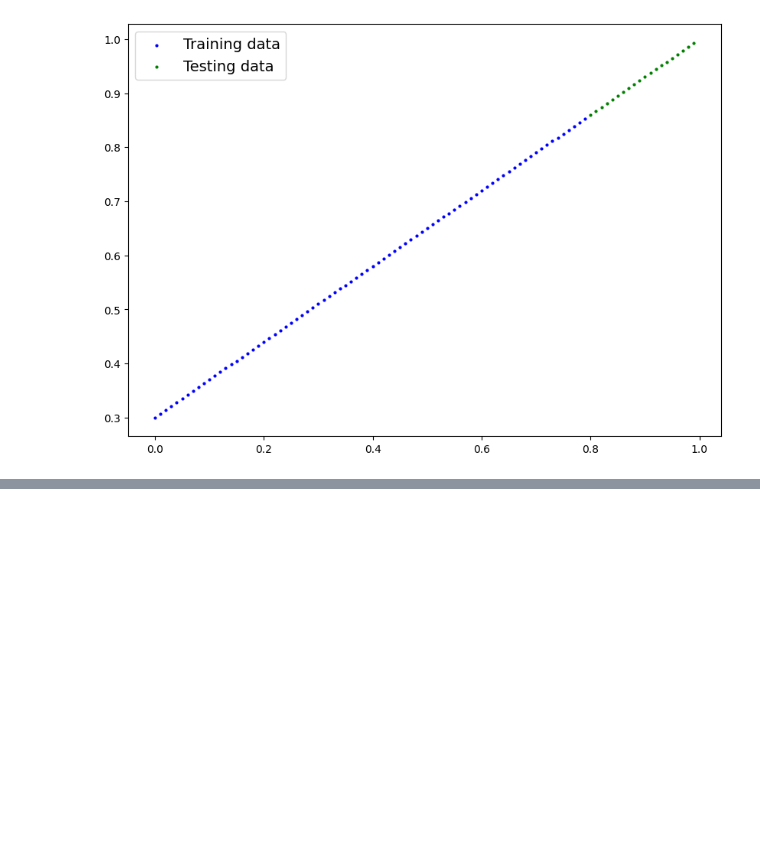
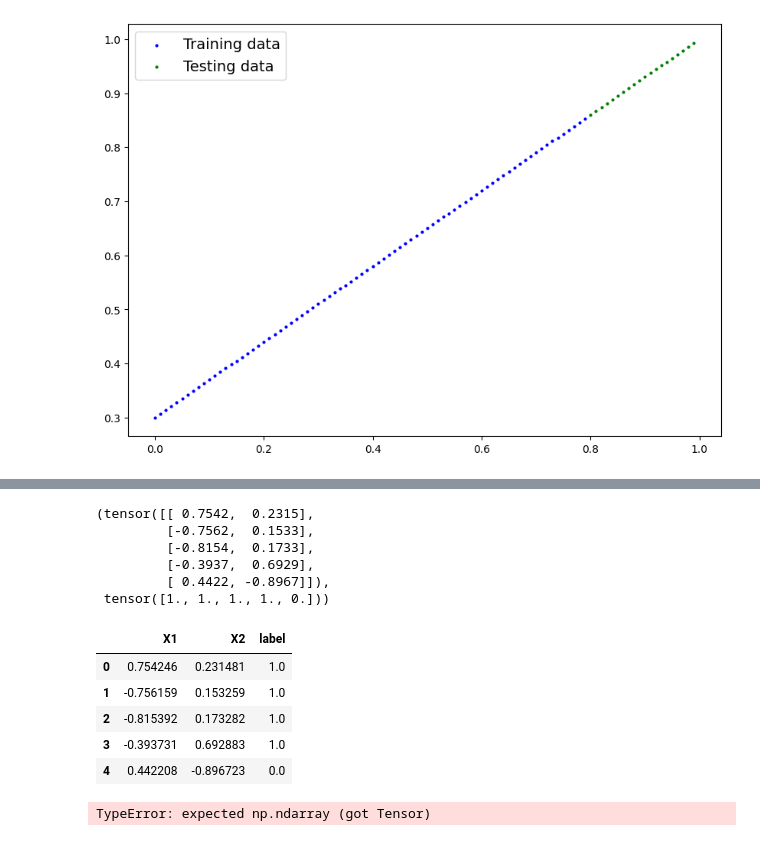
Before and after one commit to Omkar985087/PyTorch, a Jupyter notebook: 05_pytorch.ipynb, the cells around one changed output, grey strips where cells are left out. Cells and saved outputs as stored; diff of their text form; code cells hidden in the pictures; blank space fills up the shorter version.

Commit message:
PyTorch

```diff
--- a/05_pytorch.ipynb
+++ b/05_pytorch.ipynb
@@ -571,0 +572,10 @@ plot_predictions(train_data=X_train_regression.cpu(),
+# %%
+#6.the missing piece:non-linearity
+#6.1 recreating non-linear data(red and blue circle)
+
+from sklearn.datasets import make_circles
+
+n_samples=1000
+
+X,y=make_circles(n_samples,noise=0.03,random_state=42)
+plt.scatter(X[:,0],X[:,1],c=y,cmap=plt.cm.RdYlBu)
@@ -571,0 +585,37 @@ plot_predictions(train_data=X_train_regression.cpu(),
+# %%
+X[:5],y[:5]
+# %% [output]
+(tensor([[ 0.7542,  0.2315],
+         [-0.7562,  0.1533],
+         [-0.8154,  0.1733],
+         [-0.3937,  0.6929],
+         [ 0.4422, -0.8967]]),
+ tensor([1., 1., 1., 1., 0.]))
+# %%
+#make a dataframe of circle data
+circles=pd.DataFrame({"X1":X[:,0],
+                      "X2":X[:,1],
+                      "label":y})
+
+circles.head()
+# %% [output]
+|  | X1 | X2 | label |
+| 0 | 0.754246 | 0.231481 | 1.0 |
+| 1 | -0.756159 | 0.153259 | 1.0 |
+| 2 | -0.815392 | 0.173282 | 1.0 |
+| 3 | -0.393731 | 0.692883 | 1.0 |
+| 4 | 0.442208 | -0.896723 | 0.0 |
+# %%
+#convert data to tensors and then to rain and test splits
+from sklearn.model_selection import train_test_split
+
+#turn data into tensors
+X=torch.from_numpy(X).type(torch.float)
+y=torch.from_numpy(y).type(torch.float)
+
+X[:5],y[:5]
+
+#split into train and test cases
+X_train,X_test,y_train,y_test=train_test_split(X,y,test_size=0.2,random_state=42)
+# %% [output]
+TypeError: expected np.ndarray (got Tensor)
```
Also changed, not shown: parts of 10 cells of this notebook.
